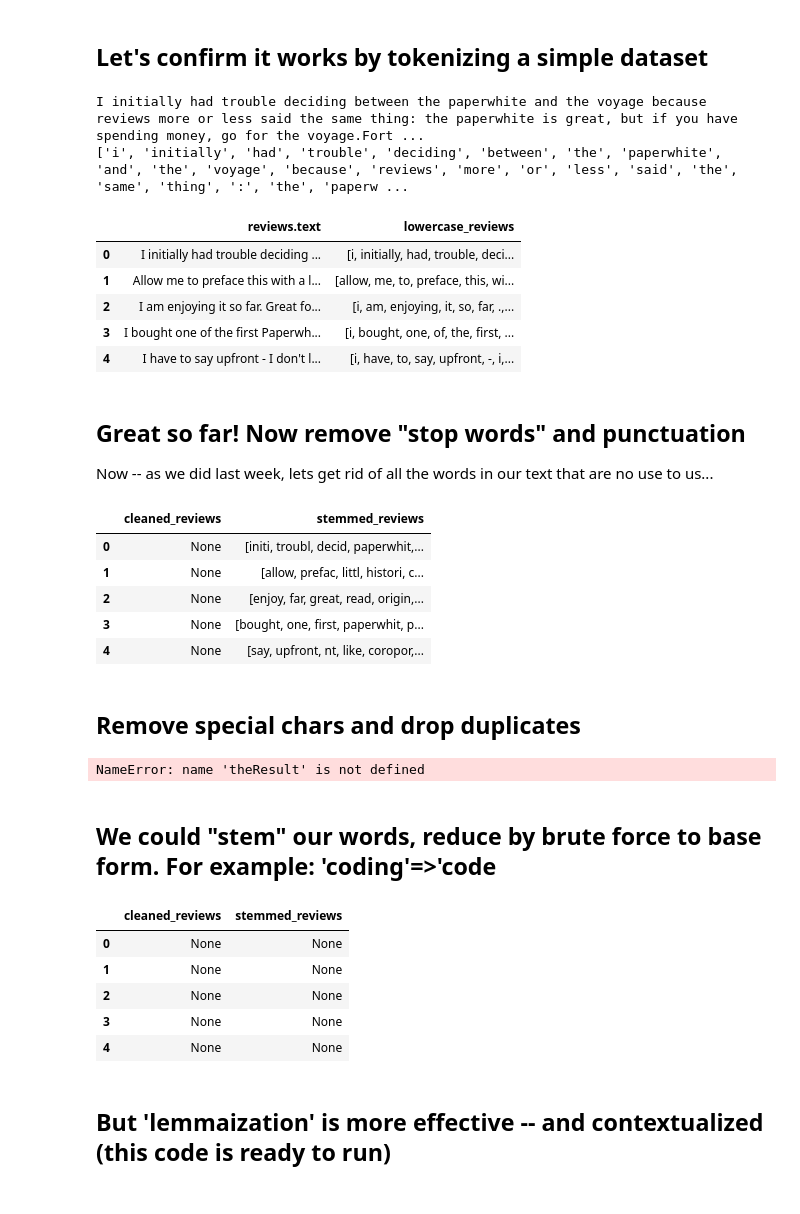
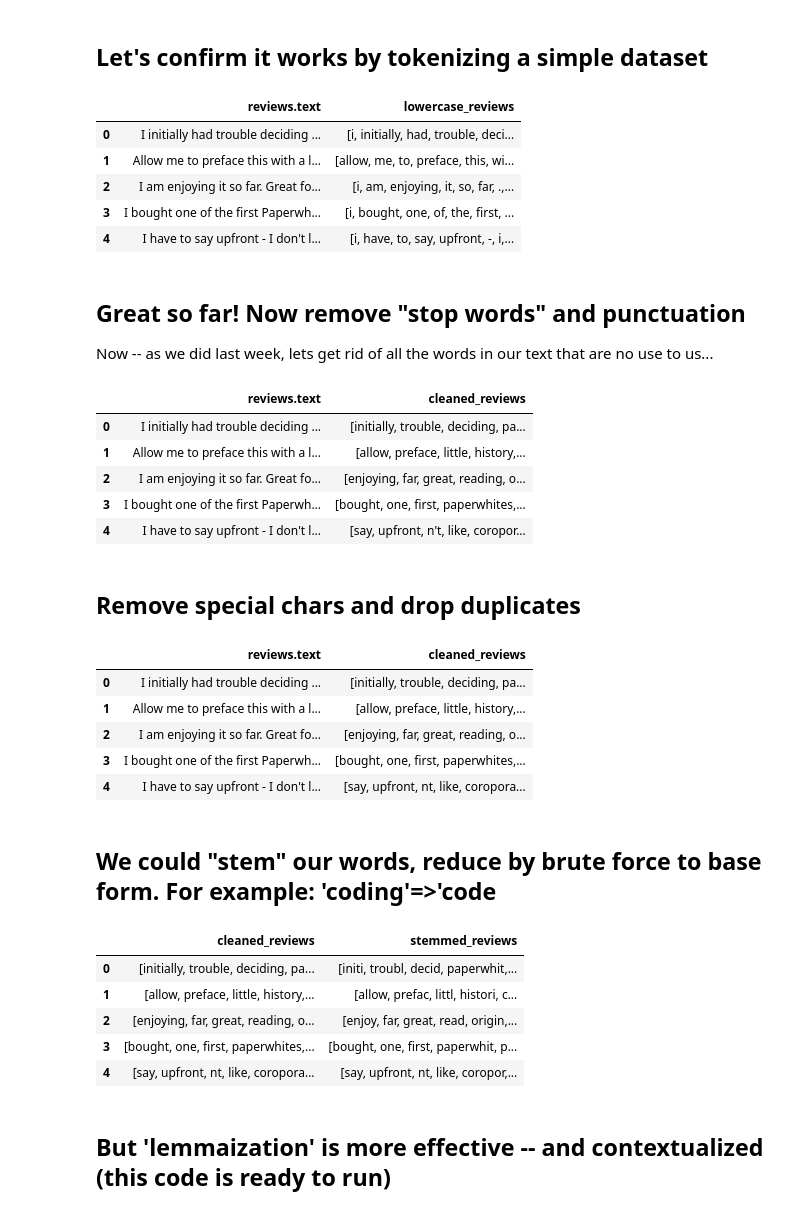
Before and after one commit to DirtyChay/DSE200-Day5, a Jupyter notebook: TextEmbedding/NLPT2_student.ipynb, the cells around one changed output. Cells and saved outputs as stored; diff of their text form; code cells hidden in the pictures.

```diff
--- a/TextEmbedding/NLPT2_student.ipynb
+++ b/TextEmbedding/NLPT2_student.ipynb
@@ -1,15 +1,16 @@
 # %% [markdown]
 ## NLP Tookkit Example
 # %%
-from google.colab import drive #give colab access to google drive...
-from google.colab import auth
+# from google.colab import drive #give colab access to google drive...
+# from google.colab import auth
 import pandas as pd
 
-auth.authenticate_user()
-drive.mount('/content/drive')
-thePath = '/content/drive/My Drive/DSE200_Data/'  #somewhere sensible....
+# auth.authenticate_user()
+# drive.mount('/content/drive')
+# thePath = '/content/drive/My Drive/DSE200_Data/'  #somewhere sensible....
+thePath = ""
 
-theData = pd.read_csv(thePath+'amazon.csv')
+theData = pd.read_csv(thePath + 'amazon.csv')
 
 theData.head()  #peek at first few rows
 # %% [output]
@@ -65,15 +66,13 @@ theData['tokenized_reviews'] = theData['reviews.text'].apply(word_tokenize)
 # Now create lowercase variation of theData['tokenized_reviews']...
 # -------------------------
 
-theData['lowercase_reviews'] = None  #YOU WRITE THIS...
+theData['lowercase_reviews'] = theData["tokenized_reviews"].apply(lambda x: [word.lower() for word in x])
 
 # -------------------------
 # Display the lowercase tokens
 pd.set_option('display.max_colwidth', 100)
 theData[['reviews.text', 'lowercase_reviews']].head()
 # %% [output]
-I initially had trouble deciding between the paperwhite and the voyage because reviews more or less said the same thing: the paperwhite is great, but if you have spending money, go for the voyage.Fort ...
-['i', 'initially', 'had', 'trouble', 'deciding', 'between', 'the', 'paperwhite', 'and', 'the', 'voyage', 'because', 'reviews', 'more', 'or', 'less', 'said', 'the', 'same', 'thing', ':', 'the', 'paperw ...
 |  | reviews.text | lowercase_reviews |
 | 0 | I initially had trouble deciding ... | [i, initially, had, trouble, deci... |
 | 1 | Allow me to preface this with a l... | [allow, me, to, preface, this, wi... |
@@ -86,38 +85,40 @@ I initially had trouble deciding between the paperwhite and the voyage because r
 Now -- as we did last week, lets get rid of all the words in our text that are no use to us...
 # %%
 import string
-from nltk.corpus import stopwords # Import the stopwords resource from NLTK
+from nltk.corpus import stopwords  # Import the stopwords resource from NLTK
 
 # Get English stopwords
 stop_words = set(stopwords.words('english'))
 punctuation = set(string.punctuation)  #const set of punctuation marks
 
 # Remove stop words and punctuation from theData['lowercase_reviews']
 # -----------------------
 
-theData['cleaned_reviews'] = None;   #WRITE ME
+theData['cleaned_reviews'] = theData['lowercase_reviews'].apply(
+    lambda x: [word for word in x if (word not in stop_words and word not in punctuation)]
+)
 
 #------------------------
 # Show to visually compare our these two variationa...
-theData[['cleaned_reviews', 'stemmed_reviews']].head()
+theData[['reviews.text', 'cleaned_reviews']].head()
 # %% [output]
-|  | cleaned_reviews | stemmed_reviews |
-| 0 | None | [initi, troubl, decid, paperwhit,... |
-| 1 | None | [allow, prefac, littl, histori, c... |
-| 2 | None | [enjoy, far, great, read, origin,... |
-| 3 | None | [bought, one, first, paperwhit, p... |
-| 4 | None | [say, upfront, nt, like, coropor,... |
+|  | reviews.text | cleaned_reviews |
+| 0 | I initially had trouble deciding ... | [initially, trouble, deciding, pa... |
+| 1 | Allow me to preface this with a l... | [allow, preface, little, history,... |
+| 2 | I am enjoying it so far. Great fo... | [enjoying, far, great, reading, o... |
+| 3 | I bought one of the first Paperwh... | [bought, one, first, paperwhites,... |
+| 4 | I have to say upfront - I don't l... | [say, upfront, n't, like, coropor... |
 # %% [markdown]
 ## Remove special chars and drop duplicates
 # %%
 import re
 
+
 # Function using regex to remove special characters from tokens
 def remove_special_chars(text):
-
-  # ... WRITE ME ...
-  theResult = None
-  return theResult
+    # My note: may want to do this before because previous steps turn "I've" to "'ve" when we arrive here
+    cleaned_text = [re.sub(r'\W+', '', word) for word in text if re.sub(r'\W+', '', word) != '']
+    return cleaned_text
 
 
 # Apply the function to remove special characters
@@ -129,7 +130,12 @@ theData.drop_duplicates(subset='reviews.text', keep='first', inplace=True)
 # Display the cleaned tokens (without special characters and duplicates)
 theData[['reviews.text', 'cleaned_reviews']].head()
 # %% [output]
-NameError: name 'theResult' is not defined
+|  | reviews.text | cleaned_reviews |
+| 0 | I initially had trouble deciding ... | [initially, trouble, deciding, pa... |
+| 1 | Allow me to preface this with a l... | [allow, preface, little, history,... |
+| 2 | I am enjoying it so far. Great fo... | [enjoying, far, great, reading, o... |
+| 3 | I bought one of the first Paperwh... | [bought, one, first, paperwhites,... |
+| 4 | I have to say upfront - I don't l... | [say, upfront, nt, like, coropora... |
 # %% [markdown]
 ## We could "stem" our words, reduce by brute force to base form. For example: 'coding'=>'code
 # %%
@@ -140,17 +146,19 @@ from nltk.stem import PorterStemmer
 stemmer = PorterStemmer()
 
 # Apply stemming to the tokens -- write code to stem theData['cleaned_reviews']
-theData['stemmed_reviews'] = None;  # WRITE ME
+theData['stemmed_reviews'] = theData['cleaned_reviews'].apply(
+    lambda x: [stemmer.stem(word) for word in x]
+)
 
 # Compare our these two variationa...
 theData[['cleaned_reviews', 'stemmed_reviews']].head()
 # %% [output]
 |  | cleaned_reviews | stemmed_reviews |
-| 0 | None | None |
-| 1 | None | None |
-| 2 | None | None |
-| 3 | None | None |
-| 4 | None | None |
+| 0 | [initially, trouble, deciding, pa... | [initi, troubl, decid, paperwhit,... |
+| 1 | [allow, preface, little, history,... | [allow, prefac, littl, histori, c... |
+| 2 | [enjoying, far, great, reading, o... | [enjoy, far, great, read, origin,... |
+| 3 | [bought, one, first, paperwhites,... | [bought, one, first, paperwhit, p... |
+| 4 | [say, upfront, nt, like, coropora... | [say, upfront, nt, like, coropor,... |
 # %% [markdown]
 ## But 'lemmaization' is more effective -- and contextualized (this code is ready to run)
 # %%
```
Also changed, not shown: parts of 5 cells of this notebook, 2 other files.
